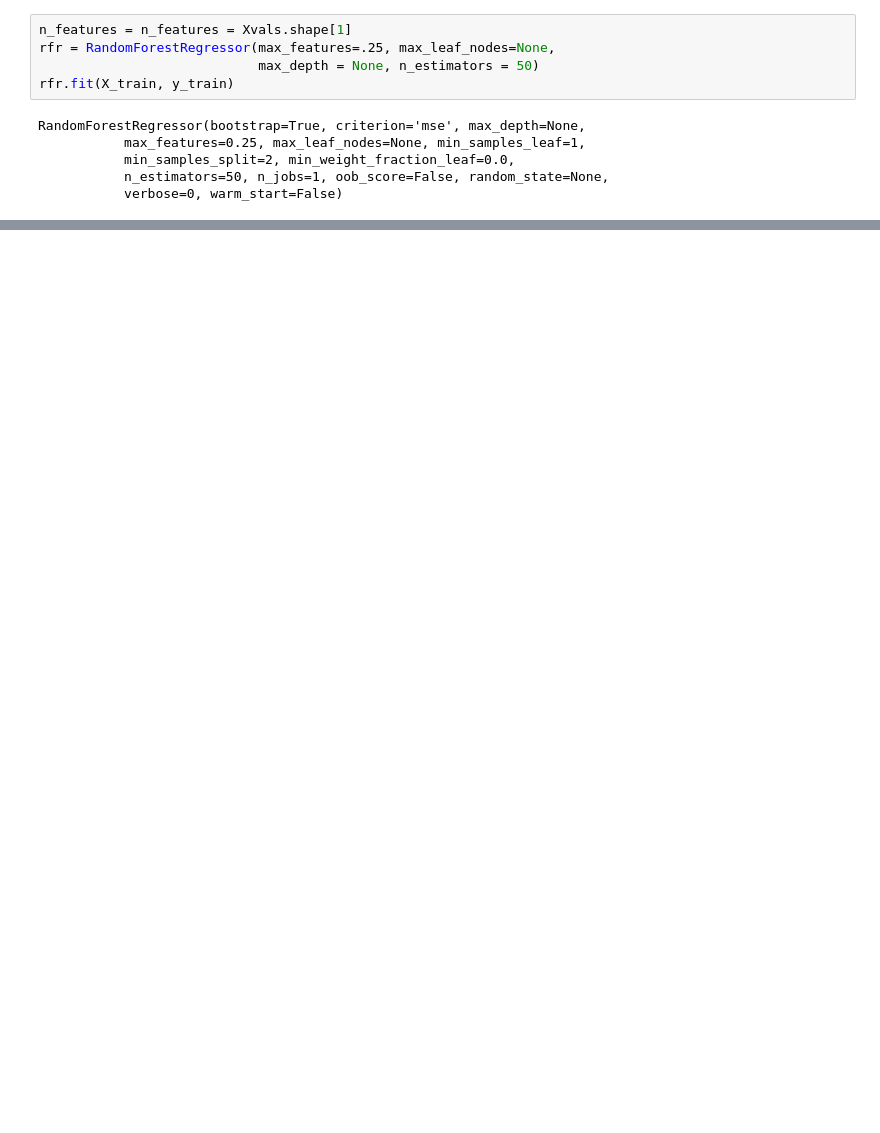
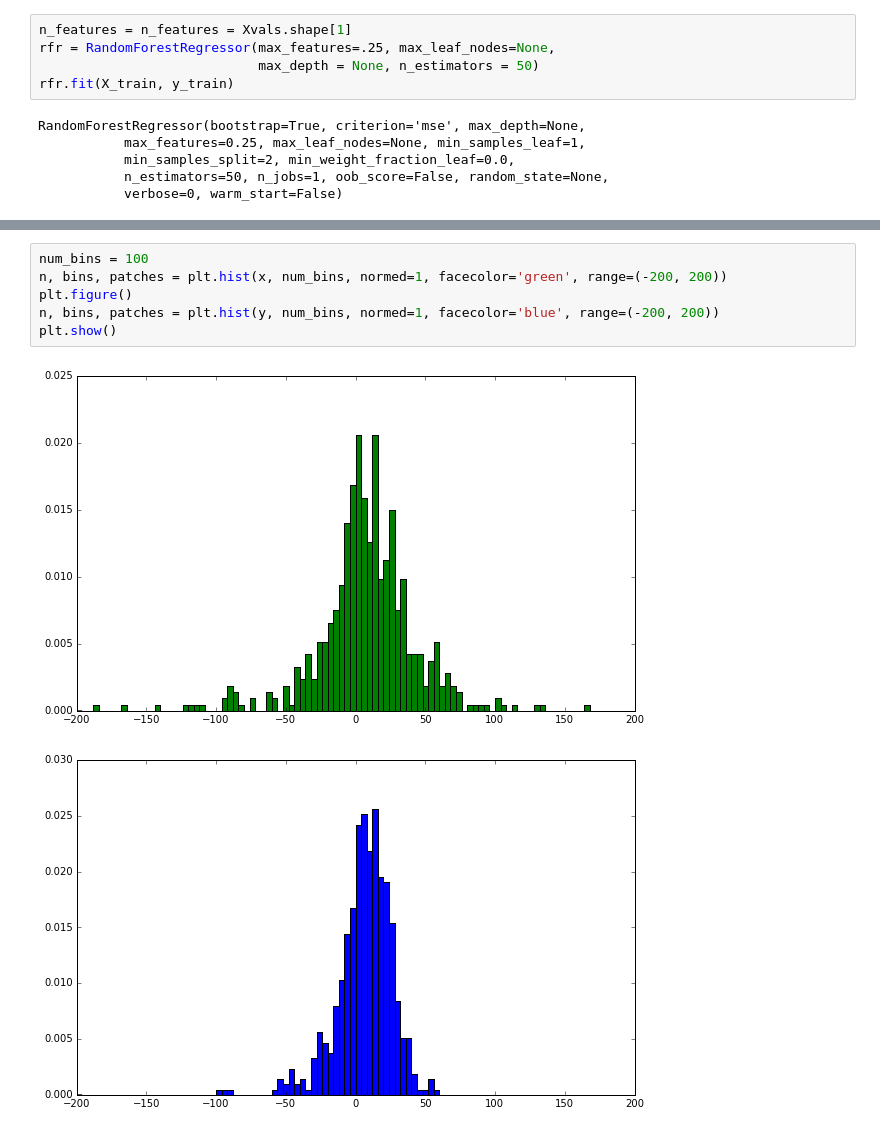
Before and after one commit to joycex99/drug-synergy-modeling, a Jupyter notebook: gex_cluster.ipynb, the cells around one changed output, grey strips where cells are left out. Saved outputs shown, nothing was run; the diff lists cells and outputs as text; blank space fills up the shorter version.

```diff
--- a/gex_cluster.ipynb
+++ b/gex_cluster.ipynb
@@ -240,0 +254,9 @@ rfr.score(X_test, y_test)
+# %%
+num_bins = 100
+n, bins, patches = plt.hist(x, num_bins, normed=1, facecolor='green', range=(-200, 200))
+plt.figure()
+n, bins, patches = plt.hist(y, num_bins, normed=1, facecolor='blue', range=(-200, 200))
+plt.show()
+# %% [output]
+[figure, added]
+[figure, added]
```
Also changed, not shown: parts of 9 cells of this notebook, 4 other files.
